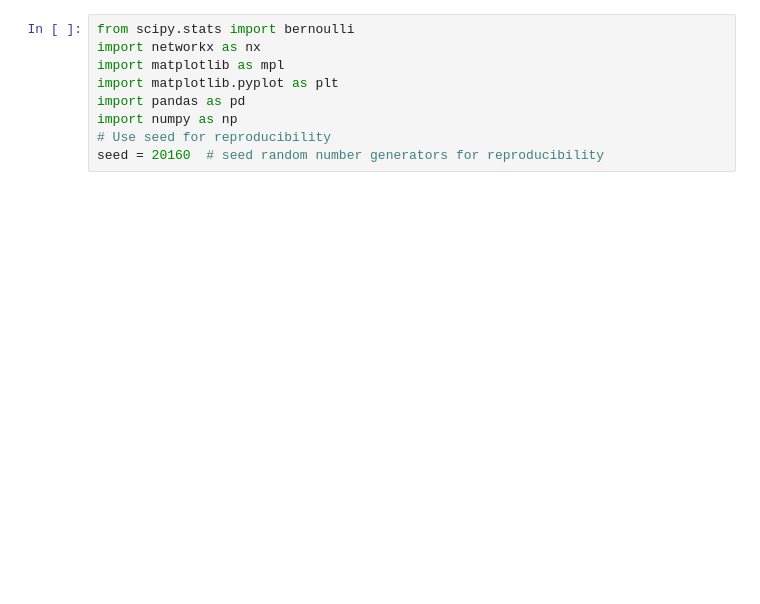
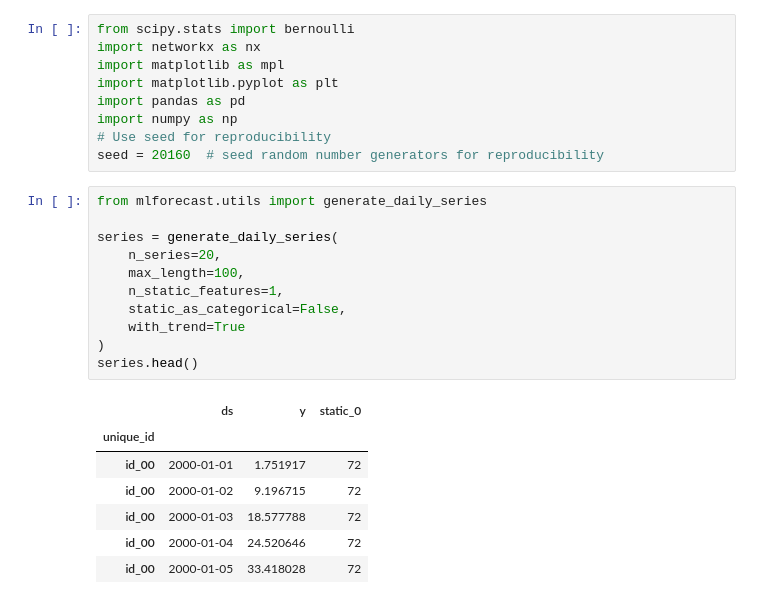
Before and after one commit to LNshuti/eactrade, a Jupyter notebook: networkx.ipynb, the cells around one changed output. Cells and saved outputs as stored; diff of their text form; blank space fills up the shorter version.

```diff
--- a/networkx.ipynb
+++ b/networkx.ipynb
@@ -7,3 +7,22 @@ import pandas as pd
 import numpy as np
 # Use seed for reproducibility
 seed = 20160  # seed random number generators for reproducibility
+# %%
+from mlforecast.utils import generate_daily_series
+
+series = generate_daily_series(
+    n_series=20,
+    max_length=100,
+    n_static_features=1,
+    static_as_categorical=False,
+    with_trend=True
+)
+series.head()
+# %% [output]
+|  | ds | y | static_0 |
+| unique_id |  |  |  |
+| id_00 | 2000-01-01 | 1.751917 | 72 |
+| id_00 | 2000-01-02 | 9.196715 | 72 |
+| id_00 | 2000-01-03 | 18.577788 | 72 |
+| id_00 | 2000-01-04 | 24.520646 | 72 |
+| id_00 | 2000-01-05 | 33.418028 | 72 |
```
Also changed, not shown: parts of 10 cells of this notebook, 3 other files.
